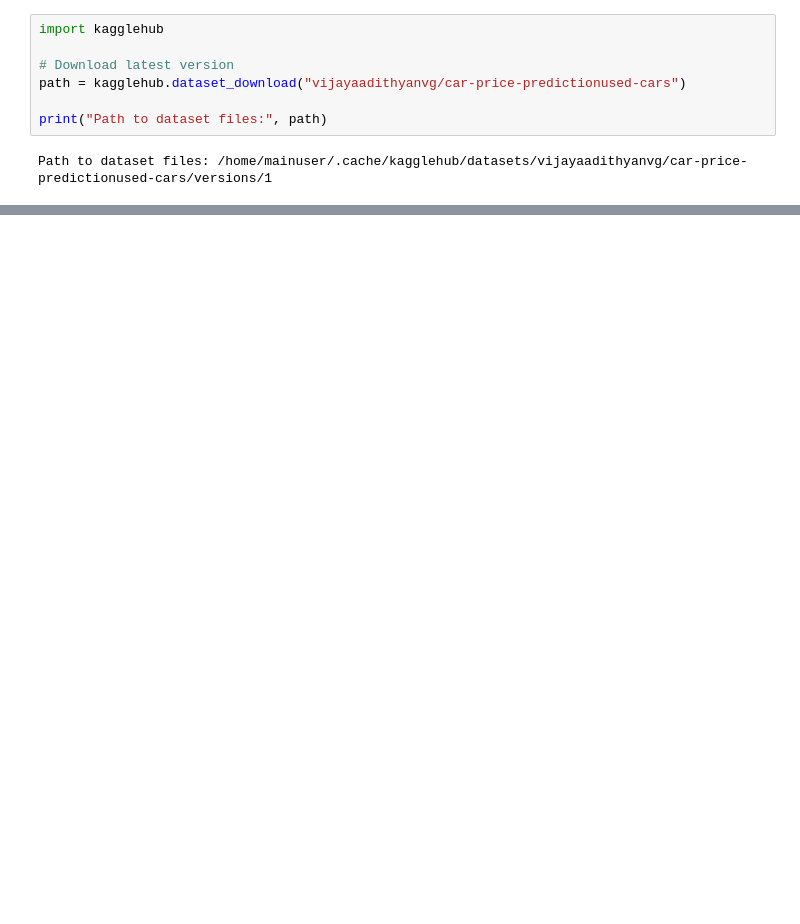
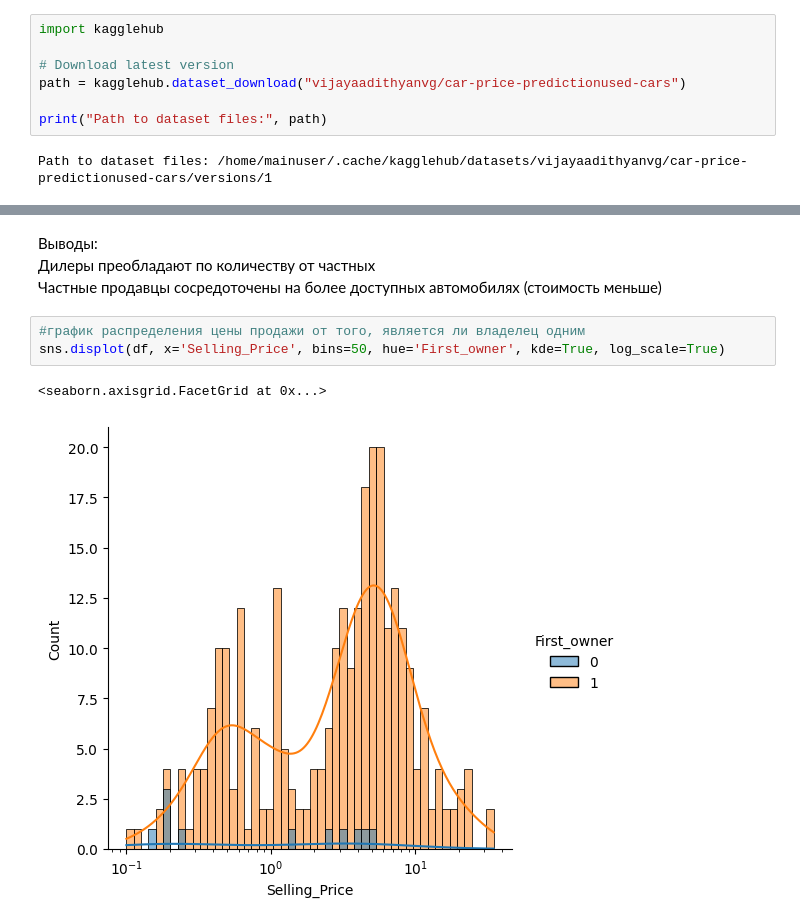
Before and after one commit to VolobuevaVA/intelligent_information_systems, a Jupyter notebook: eda/eda.ipynb, the cells around one changed output, grey strips where cells are left out. Cells and saved outputs as stored; diff of their text form; blank space fills up the shorter version.

```diff
--- a/eda/eda.ipynb
+++ b/eda/eda.ipynb
@@ -85,0 +206,10 @@ dtype: int64
+# %% [markdown]
+Выводы:<br>
+Дилеры преобладают по количеству от частных<br>
+Частные продавцы сосредоточены на более доступных автомобилях (стоимость меньше)
+# %%
+#график распределения цены продажи от того, является ли владелец одним
+sns.displot(df, x='Selling_Price', bins=50, hue='First_owner', kde=True, log_scale=True)
+# %% [output]
+<seaborn.axisgrid.FacetGrid at 0x...>
+[figure, added]
```
Also changed, not shown: parts of 76 cells of this notebook, 3 other files.
